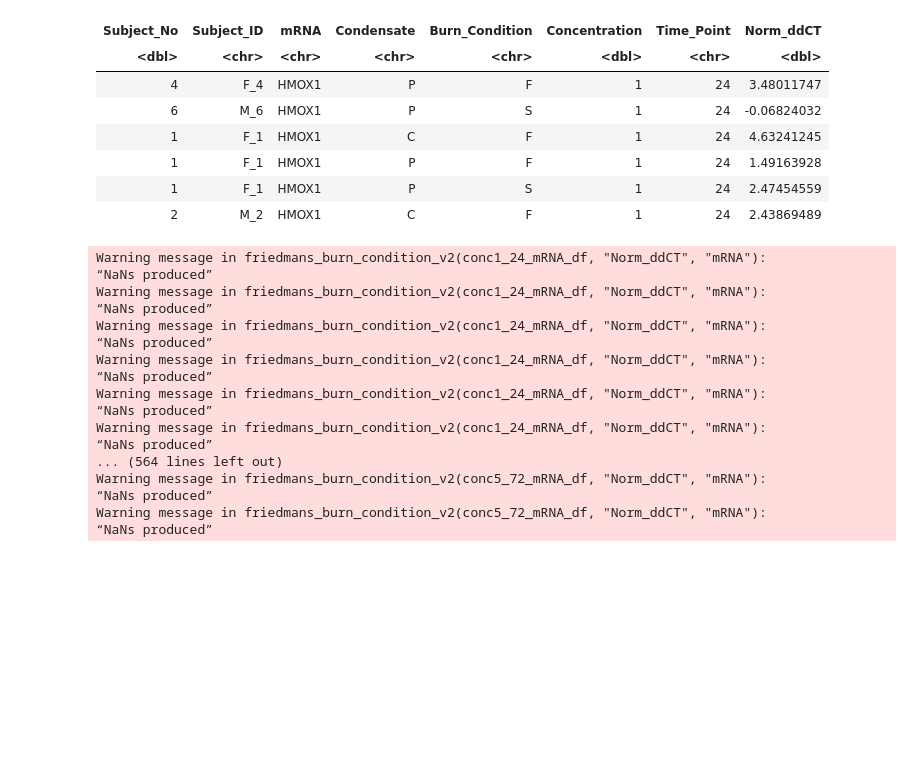
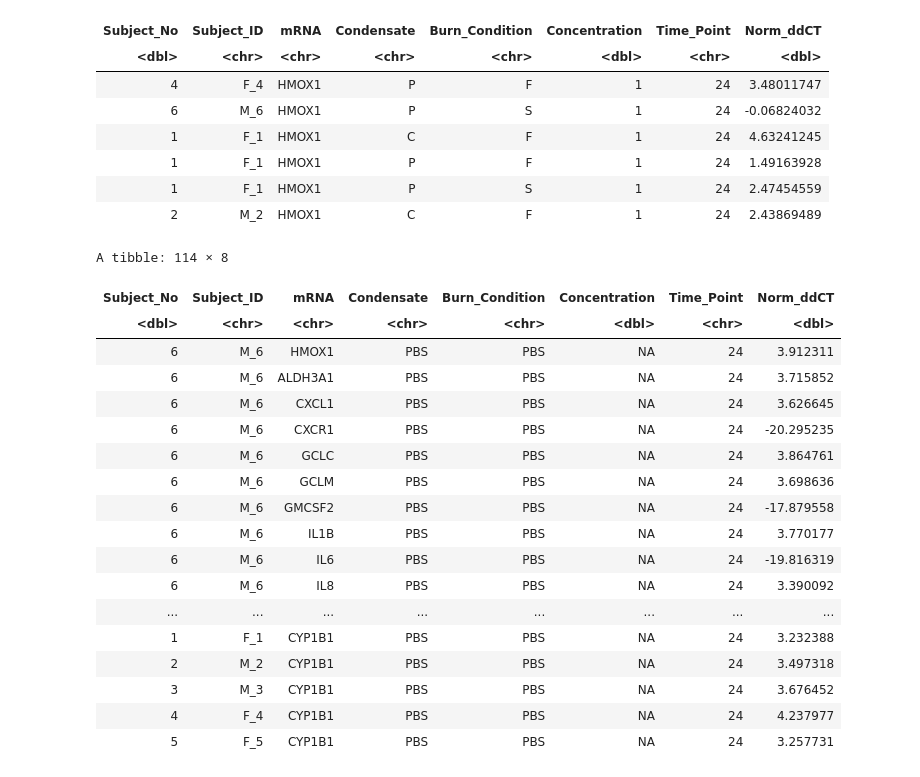
Before and after one commit to UNC-CEMALB/Burn-pit-smoke-condensate-mediated-toxicity-in-human-airway-epithelial-cells-, a Jupyter notebook: 2. Biomarker Distribution Analysis/Biomarker Friedman Analysis.ipynb, the cells around one changed output. Cells and saved outputs as stored; diff of their text form; code cells hidden in the pictures; blank space fills up the shorter version.

```diff
--- a/2. Biomarker Distribution Analysis/Biomarker Friedman Analysis.ipynb
+++ b/2. Biomarker Distribution Analysis/Biomarker Friedman Analysis.ipynb
@@ -228,6 +213,29 @@ A tibble: 6 × 8
 | 1 | F_1 | HMOX1 | P | F | 1 | 24 | 1.49163928 |
 | 1 | F_1 | HMOX1 | P | S | 1 | 24 | 2.47454559 |
 | 2 | M_2 | HMOX1 | C | F | 1 | 24 | 2.43869489 |
+# %%
+removed_conc5_24_mRNA_df %>%
+    filter(Burn_Condition == "PBS")
+# %% [output]
+A tibble: 114 × 8
+| Subject_No | Subject_ID | mRNA | Condensate | Burn_Condition | Concentration | Time_Point | Norm_ddCT |
+| <dbl> | <chr> | <chr> | <chr> | <chr> | <dbl> | <chr> | <dbl> |
+| 6 | M_6 | HMOX1 | PBS | PBS | NA | 24 | 3.912311 |
+| 6 | M_6 | ALDH3A1 | PBS | PBS | NA | 24 | 3.715852 |
+| 6 | M_6 | CXCL1 | PBS | PBS | NA | 24 | 3.626645 |
+| 6 | M_6 | CXCR1 | PBS | PBS | NA | 24 | -20.295235 |
+| 6 | M_6 | GCLC | PBS | PBS | NA | 24 | 3.864761 |
+| 6 | M_6 | GCLM | PBS | PBS | NA | 24 | 3.698636 |
+| 6 | M_6 | GMCSF2 | PBS | PBS | NA | 24 | -17.879558 |
+| 6 | M_6 | IL1B | PBS | PBS | NA | 24 | 3.770177 |
+| 6 | M_6 | IL6 | PBS | PBS | NA | 24 | -19.816319 |
+| 6 | M_6 | IL8 | PBS | PBS | NA | 24 | 3.390092 |
+| ... | ... | ... | ... | ... | ... | ... | ... |
+| 1 | F_1 | CYP1B1 | PBS | PBS | NA | 24 | 3.232388 |
+| 2 | M_2 | CYP1B1 | PBS | PBS | NA | 24 | 3.497318 |
+| 3 | M_3 | CYP1B1 | PBS | PBS | NA | 24 | 3.676452 |
+| 4 | F_4 | CYP1B1 | PBS | PBS | NA | 24 | 4.237977 |
+| 5 | F_5 | CYP1B1 | PBS | PBS | NA | 24 | 3.257731 |
 # %%
 friedmans_burn_condition_v2 = function(df, value, biomarker){
     # """
@@ -244,6 +252,9 @@ friedmans_burn_condition_v2 = function(df, value, biomarker){
     unique_biomarker = unique(df[[biomarker]])
     unique_condensate = c("C", "P")
 
+    # to prevent from having neg numbers in the denominator, the min value of the entire dataset will be added
+    scale_num = abs(min(df[[value]]))
+
     friedmans_df = data.frame()
     nemenyis_df = data.frame()
     # iterating through each concentration
@@ -256,8 +267,8 @@ friedmans_burn_condition_v2 = function(df, value, biomarker){
                        Condensate != unique_condensate[j])
 
             # friedman's
-                friedmans_test = friedman.test(filtered_df[[value]], filtered_df$Burn_Condition, filtered_df$Subject_ID)
-                friedmans_stat_pvalue = c(friedmans_test$statistic, friedmans_test$p.value)
+            friedmans_test = friedman.test(filtered_df[[value]], filtered_df$Burn_Condition, filtered_df$Subject_ID)
+            friedmans_stat_pvalue = c(friedmans_test$statistic, friedmans_test$p.value)
 
 
             # Nemenyi's post hoc
@@ -273,9 +284,9 @@ friedmans_burn_condition_v2 = function(df, value, biomarker){
             flaming_df = filtered_df %>%
                 filter(Burn_Condition == "F")
 
-            FC = c(log2(mean(flaming_df[[value]])/mean(control_df[[value]])), # PBS vs. F
-                   log2(mean(flaming_df[[value]])/mean(smoldering_df[[value]])), # S vs. F
-                   log2(mean(smoldering_df[[value]])/mean(control_df[[value]]))) # PBS vs. S
+            FC = c(log2((mean(flaming_df[[value]]) + scale_num)/(mean(control_df[[value]]) + scale_num)), # PBS vs. F
+                   log2((mean(flaming_df[[value]]) + scale_num)/(mean(smoldering_df[[value]]) + scale_num)), # S vs. F
+                   log2((mean(smoldering_df[[value]]) + scale_num)/(mean(control_df[[value]]) + scale_num))) # PBS vs. S
 
             nemenyis_pvalues = c(nemenyis_test$p.value[1], nemenyis_test$p.value[2],
                                 nemenyis_test$p.value[4])
@@ -310,7 +321,6 @@ friedmans_burn_condition_v2 = function(df, value, biomarker){
 }
 
 # calling fn
-
 conc1_24_friedmans_mRNA_v2 = friedmans_burn_condition_v2(conc1_24_mRNA_df, "Norm_ddCT", "mRNA")
 conc1_72_friedmans_mRNA_v2 = friedmans_burn_condition_v2(conc1_72_mRNA_df, "Norm_ddCT", "mRNA")
 conc25_4_friedmans_mRNA_v2 = friedmans_burn_condition_v2(conc25_4_mRNA_df, "Norm_ddCT", "mRNA")
@@ -318,21 +328,3 @@ conc25_24_friedmans_mRNA_v2 = friedmans_burn_condition_v2(conc25_24_mRNA_df, "No
 conc25_72_friedmans_mRNA_v2 = friedmans_burn_condition_v2(conc25_72_mRNA_df, "Norm_ddCT", "mRNA")
 removed_conc5_24_friedmans_mRNA_v2 = friedmans_burn_condition_v2(removed_conc5_24_mRNA_df, "Norm_ddCT", "mRNA")
 conc5_72_friedmans_mRNA_v2 = friedmans_burn_condition_v2(conc5_72_mRNA_df, "Norm_ddCT", "mRNA")
-# %% [output]
-Warning message in friedmans_burn_condition_v2(conc1_24_mRNA_df, "Norm_ddCT", "mRNA"):
-“NaNs produced”
-Warning message in friedmans_burn_condition_v2(conc1_24_mRNA_df, "Norm_ddCT", "mRNA"):
-“NaNs produced”
-Warning message in friedmans_burn_condition_v2(conc1_24_mRNA_df, "Norm_ddCT", "mRNA"):
-“NaNs produced”
-Warning message in friedmans_burn_condition_v2(conc1_24_mRNA_df, "Norm_ddCT", "mRNA"):
-“NaNs produced”
-Warning message in friedmans_burn_condition_v2(conc1_24_mRNA_df, "Norm_ddCT", "mRNA"):
-“NaNs produced”
-Warning message in friedmans_burn_condition_v2(conc1_24_mRNA_df, "Norm_ddCT", "mRNA"):
-“NaNs produced”
-... (564 lines left out)
-Warning message in friedmans_burn_condition_v2(conc5_72_mRNA_df, "Norm_ddCT", "mRNA"):
-“NaNs produced”
-Warning message in friedmans_burn_condition_v2(conc5_72_mRNA_df, "Norm_ddCT", "mRNA"):
-“NaNs produced”
```
Also changed, not shown: parts of 6 cells of this notebook.
